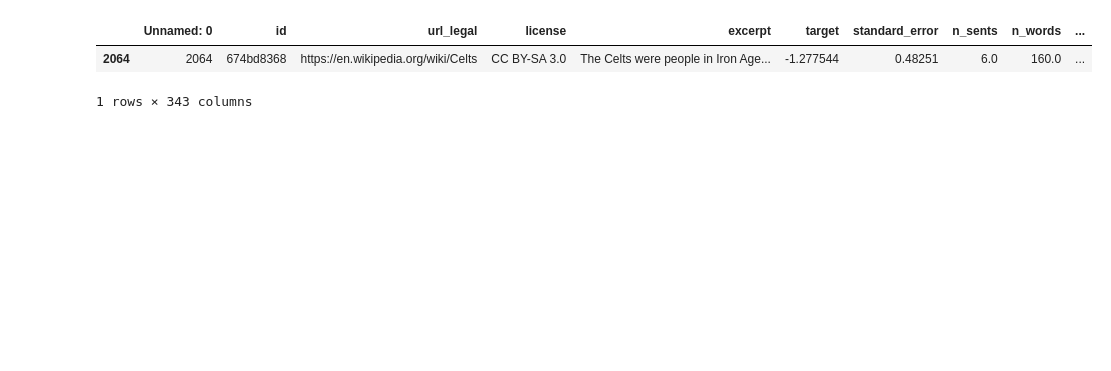
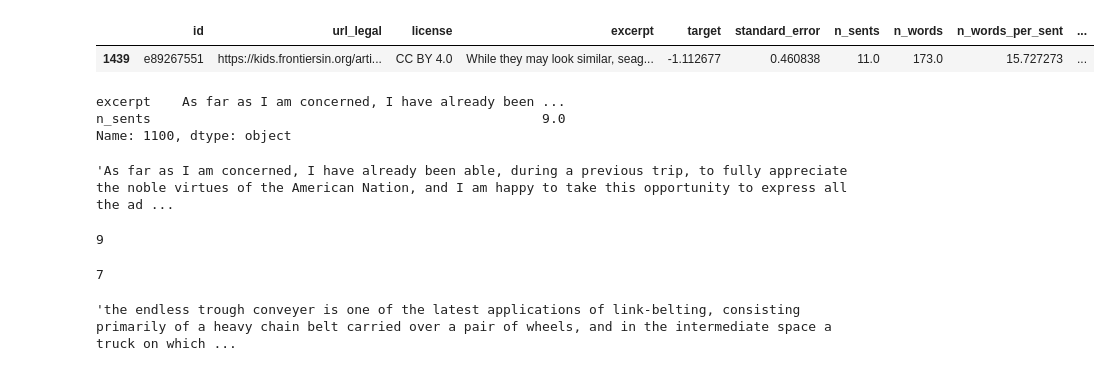
Before and after one commit to SharvilN/Common-Readability-Prize, a Jupyter notebook: notebooks/misc.ipynb, the cells around one changed output. Saved outputs shown, nothing was run; the diff lists cells and outputs as text; code cells hidden in the pictures; blank space fills up the shorter version.

Commit message:
text preprocessing added

```diff
--- a/notebooks/misc.ipynb
+++ b/notebooks/misc.ipynb
@@ -1,10 +1,23 @@
 # %%
 import pandas as pd
 import spacy
 
+pd.set_option('display.max_columns', 500)
+
 df = pd.read_csv('../data/processed/non-nn-processed-v1-folds.csv')
 df.sample(1)
 # %% [output]
-|  | Unnamed: 0 | id | url_legal | license | excerpt | target | standard_error | n_sents | n_words | ... |
-| 2064 | 2064 | 674bd8368 | https://en.wikipedia.org/wiki/Celts | CC BY-SA 3.0 | The Celts were people in Iron Age... | -1.277544 | 0.48251 | 6.0 | 160.0 | ... |
+|  | id | url_legal | license | excerpt | target | standard_error | n_sents | n_words | n_words_per_sent | ... |
+| 1439 | e89267551 | https://kids.frontiersin.org/arti... | CC BY 4.0 | While they may look similar, seag... | -1.112677 | 0.460838 | 11.0 | 173.0 | 15.727273 | ... |
-1 rows × 343 columns
+# %%
+df.loc[1100][['excerpt', 'n_sents']]
+# %% [output]
+excerpt    As far as I am concerned, I have already been ...
+n_sents                                                  9.0
+Name: 1100, dtype: object
+# %%
+
+
+preproc(a)
+# %% [output]
+'As far as I am concerned, I have already been able, during a previous trip, to fully appreciate the noble virtues of the American Nation, and I am happy to take this opportunity to express all the ad ...
@@ -10,0 +28,33 @@ df.sample(1)
+# %%
+len(list(doc.sents))
+# %% [output]
+9
+# %%
+a = df.loc[1100]['excerpt']
+import re
+a = re.sub('\n', ' ', a)
+doc1 = nlp(a)
+len(list(doc1.sents))
+# %% [output]
+7
+# %%
+import re
+from textacy import preprocessing
+
+preproc = preprocessing.make_pipeline(
+    preprocessing.normalize.unicode,
+    preprocessing.normalize.whitespace,
+    preprocessing.remove.accents
+)
+
+def preprocess(text):
+    text = text.lower()
+    pattern = '\n'
+    text = re.sub(pattern, ' ', text)
+    text = preproc(text)
+    return text
+
+
+preprocess(df.loc[10]['excerpt'])
+# %% [output]
+'the endless trough conveyer is one of the latest applications of link-belting, consisting primarily of a heavy chain belt carried over a pair of wheels, and in the intermediate space a truck on which ...
```
Also changed, not shown: parts of 5 cells of this notebook, 9 other files.
